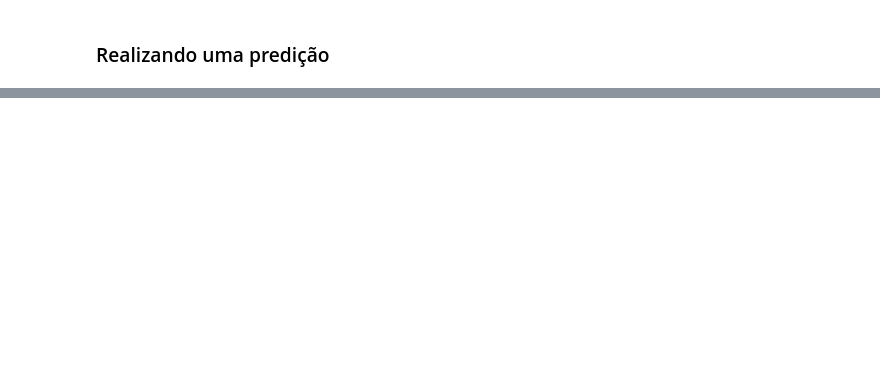
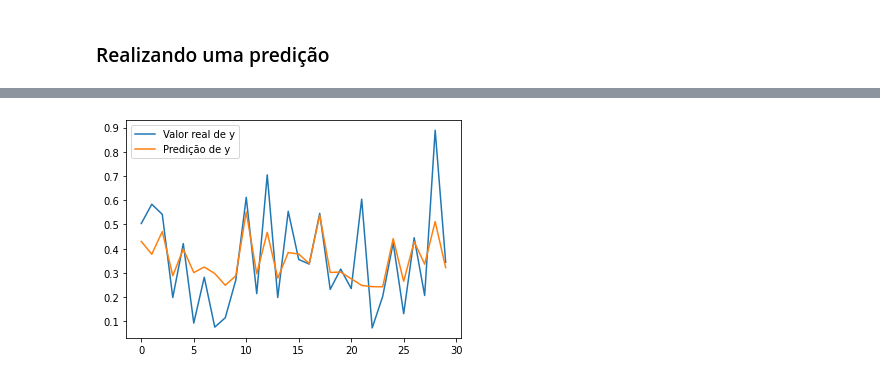
Before and after one commit to LeandroTeodoroRJ/NeuralNetwork, a Jupyter notebook: Regressao_multidimensional_tensorflow.ipynb, the cells around one changed output, grey strips where cells are left out. Drawn from its saved outputs; the diff is of its cells as text; code cells hidden in the pictures; blank space fills up the shorter version.

```diff
--- a/Regressao_multidimensional_tensorflow.ipynb
+++ b/Regressao_multidimensional_tensorflow.ipynb
@@ -384,8 +387,8 @@ plt.show()                #Gera o gráfico
 ### Realizando uma predição
 # %%
 #Predição de 1 registro da base de teste
-X_predict = np.array(X_teste[100])   #Registro selecionado
-y_correct_predict = y_teste[100]     #Valor correto
+X_predict = np.array(X_teste[25])   #Registro selecionado
+y_correct_predict = y_teste[25]     #Valor correto
 
 X_predict_list = list()            #Ajuste de dimensões (transposição)
 for i in X_predict:
@@ -415,0 +419,28 @@ print(y_noscaled)      #Transformando para o valor original da variável
+# %%
+#Criação da curva de predição
+indice = list(range(0, 30))
+lista_y_predição = list()
+lista_y_real = list()
+for i in indice:
+    lista_y_real.append(y_teste[i])
+
+
+    X_predict = np.array(X_teste[i])   #Registro selecionado
+
+    X_predict_list = list()            #Ajuste de dimensões (transposição)
+    for i in X_predict:
+        X_predict_list.append([i])
+    X_predict_transpose = np.array(X_predict_list).T
+
+    y_predict = model.predict(X_predict_transpose)   #Predição
+
+
+    lista_y_predição.append(y_predict[0])
+
+grafico = plt.plot( indice, lista_y_real,  indice, lista_y_predição)
+plt.setp(grafico[0], label='Valor real de y')
+plt.setp(grafico[1], label='Predição de y')
+plt.legend()
+plt.show()
+# %% [output]
+[figure, added]
```
Also changed, not shown: parts of 6 cells of this notebook.
